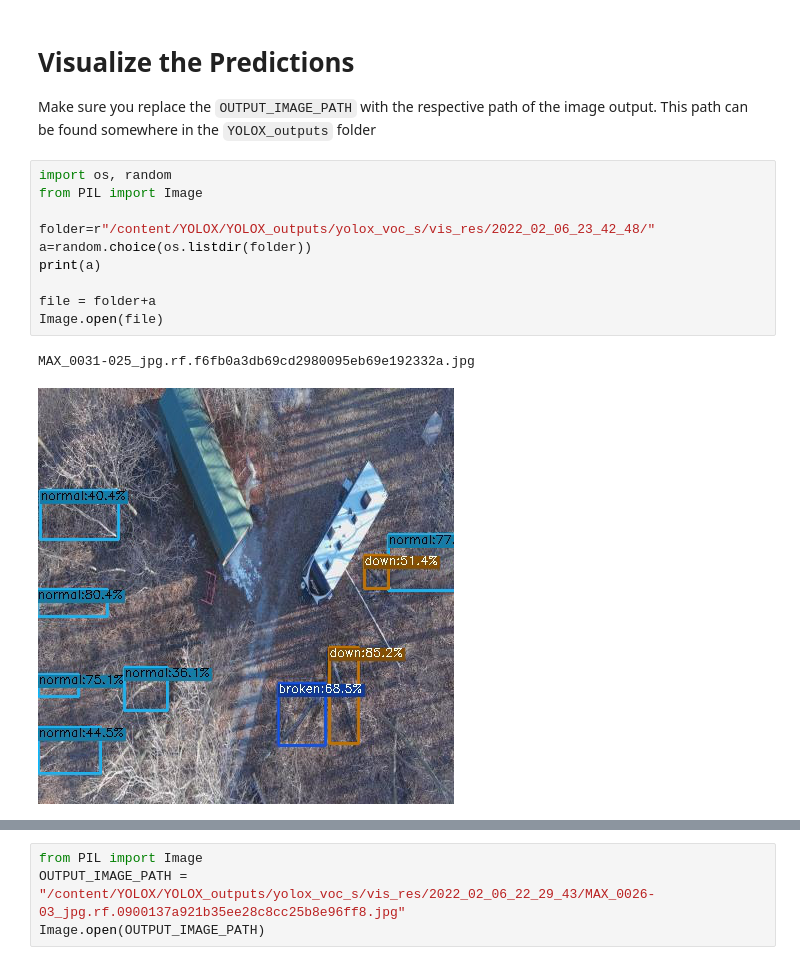
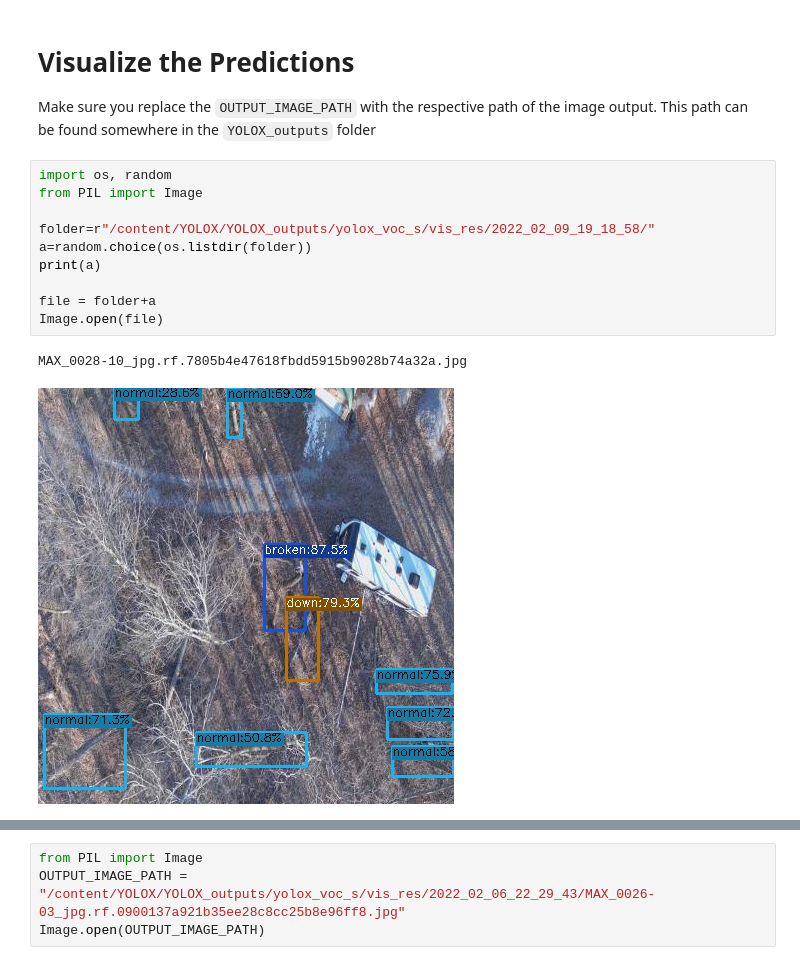
Before and after one commit to Bikini-city/Tree-detect-YOLO, a Jupyter notebook: YOLOX.ipynb, the cells around one changed output, grey strips where cells are left out. Cells and saved outputs as stored; diff of their text form.

```diff
--- a/YOLOX.ipynb
+++ b/YOLOX.ipynb
@@ -372,15 +421,15 @@ Make sure you replace the `OUTPUT_IMAGE_PATH` with the respective path of the im
 # %%
 import os, random
 from PIL import Image
 
-folder=r"/content/YOLOX/YOLOX_outputs/yolox_voc_s/vis_res/2022_02_06_23_42_48/"
+folder=r"/content/YOLOX/YOLOX_outputs/yolox_voc_s/vis_res/2022_02_09_19_18_58/"
 a=random.choice(os.listdir(folder))
 print(a)
 
 file = folder+a
 Image.open(file)
 # %% [output]
-MAX_0031-025_jpg.rf.f6fb0a3db69cd2980095eb69e192332a.jpg
+MAX_0028-10_jpg.rf.7805b4e47618fbdd5915b9028b74a32a.jpg
-[figure, old version]
+[figure, new version]
 # %%
 # normal, fallen tree 개수 구하기
```
Also changed, not shown: parts of 18 cells of this notebook.
